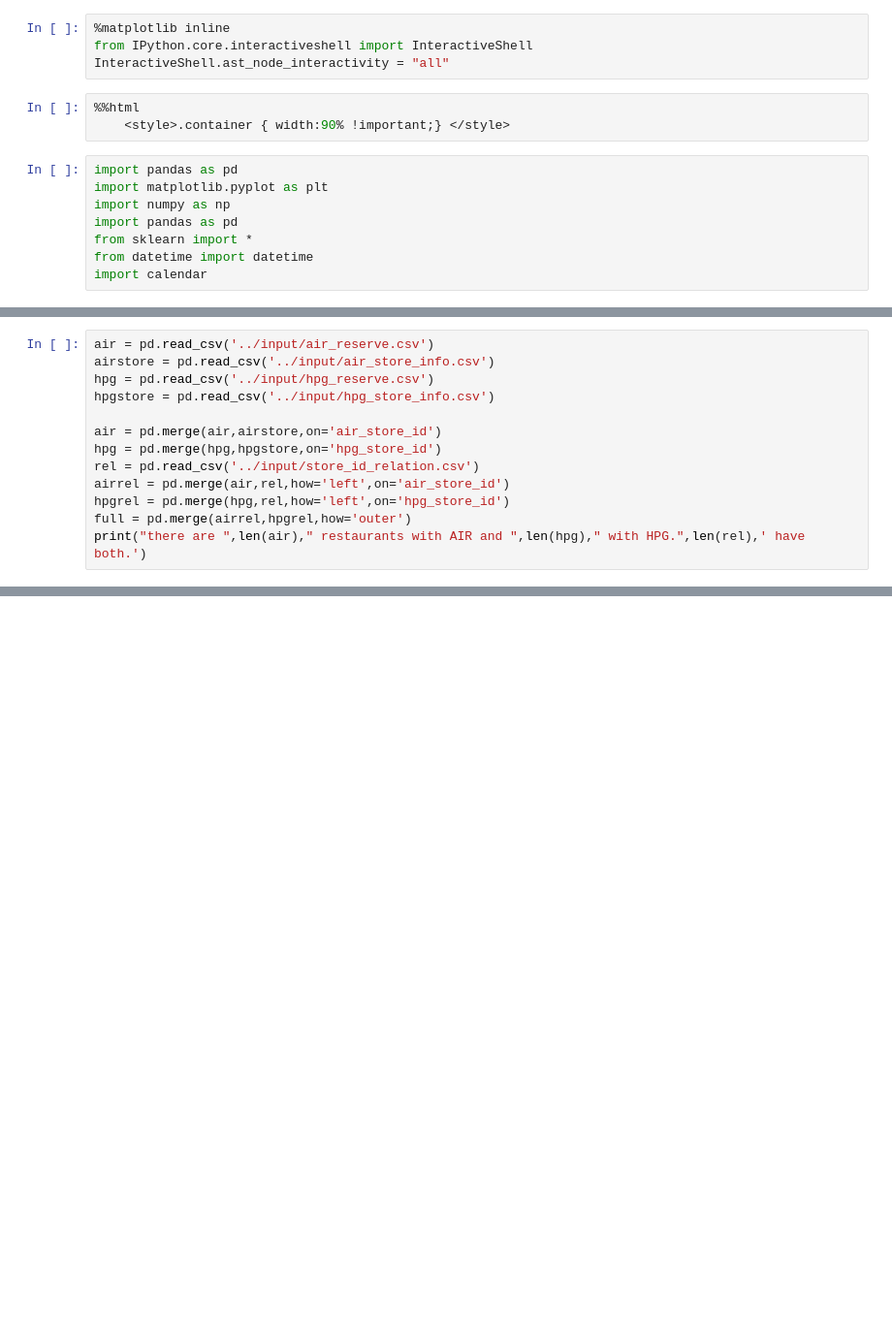
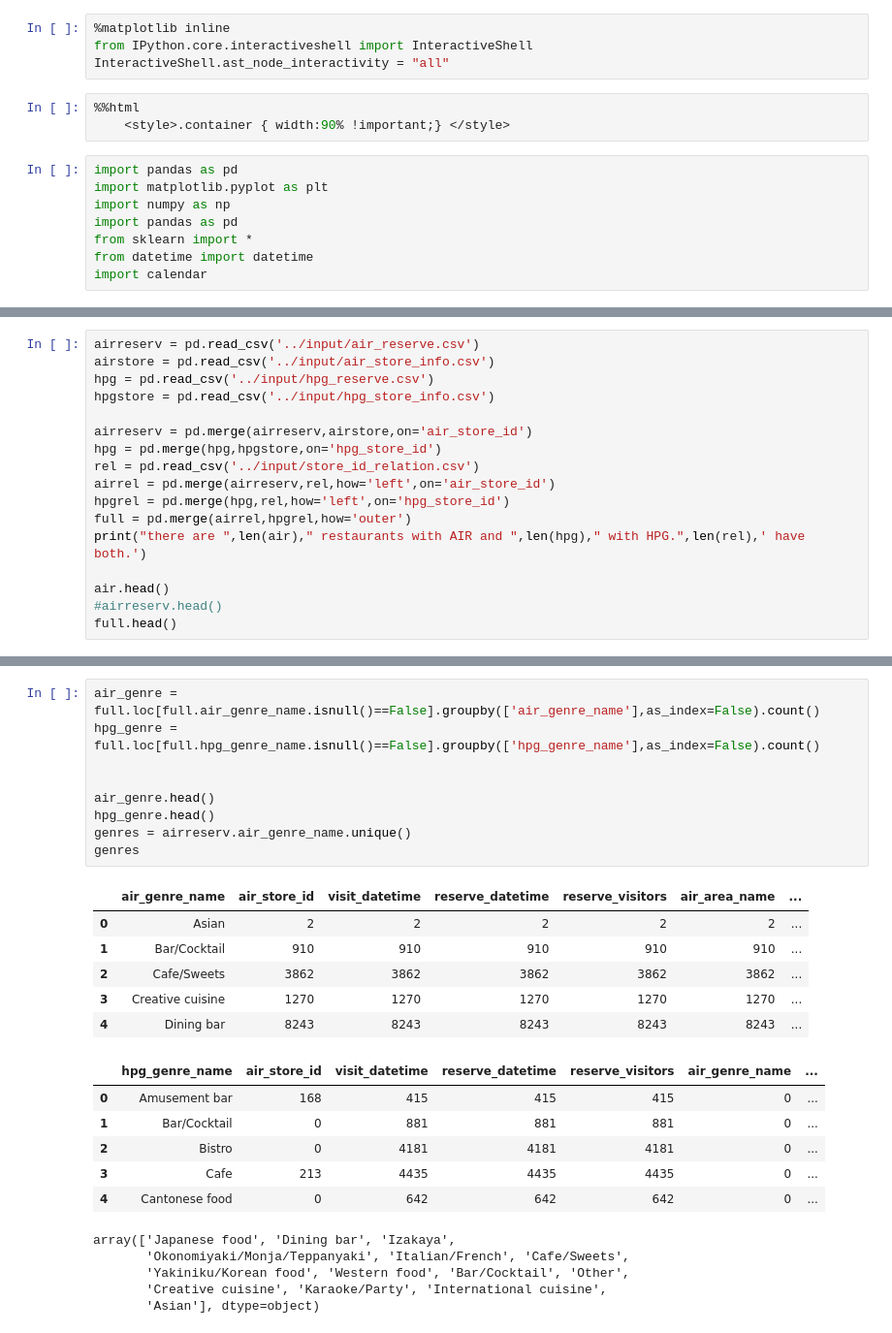
Before and after one commit to aless80/Restaurant_TimeSeries, a Jupyter notebook: notebooks/Untitled.ipynb, the cells around one changed output, grey strips where cells are left out. Shown: that part at 97% size. Saved outputs shown, nothing was run; the diff lists cells and outputs as text; blank space fills up the shorter version.

```diff
--- a/notebooks/Untitled.ipynb
+++ b/notebooks/Untitled.ipynb
@@ -45,16 +48,20 @@ test['store_id'], test['visit_date'] = test['id'].str[:20], test['id'].str[21:]
 test.set_index('visit_date', drop=True, inplace=True)
 test.index.name=None
 # %%
-air = pd.read_csv('../input/air_reserve.csv')
+airreserv = pd.read_csv('../input/air_reserve.csv')
 airstore = pd.read_csv('../input/air_store_info.csv')
 hpg = pd.read_csv('../input/hpg_reserve.csv')
 hpgstore = pd.read_csv('../input/hpg_store_info.csv')
 
-air = pd.merge(air,airstore,on='air_store_id')
+airreserv = pd.merge(airreserv,airstore,on='air_store_id')
 hpg = pd.merge(hpg,hpgstore,on='hpg_store_id')
 rel = pd.read_csv('../input/store_id_relation.csv')
-airrel = pd.merge(air,rel,how='left',on='air_store_id')
+airrel = pd.merge(airreserv,rel,how='left',on='air_store_id')
 hpgrel = pd.merge(hpg,rel,how='left',on='hpg_store_id')
 full = pd.merge(airrel,hpgrel,how='outer')
 print("there are ",len(air)," restaurants with AIR and ",len(hpg)," with HPG.",len(rel),' have both.')
+
+air.head()
+#airreserv.head()
+full.head()
 # %% [output]
@@ -70,0 +81,27 @@ full.head()
+# %%
+air_genre = full.loc[full.air_genre_name.isnull()==False].groupby(['air_genre_name'],as_index=False).count()
+hpg_genre = full.loc[full.hpg_genre_name.isnull()==False].groupby(['hpg_genre_name'],as_index=False).count()
+
+
+air_genre.head()
+hpg_genre.head()
+genres = airreserv.air_genre_name.unique()
+genres
+# %% [output]
+|  | air_genre_name | air_store_id | visit_datetime | reserve_datetime | reserve_visitors | air_area_name | ... |
+| 0 | Asian | 2 | 2 | 2 | 2 | 2 | ... |
+| 1 | Bar/Cocktail | 910 | 910 | 910 | 910 | 910 | ... |
+| 2 | Cafe/Sweets | 3862 | 3862 | 3862 | 3862 | 3862 | ... |
+| 3 | Creative cuisine | 1270 | 1270 | 1270 | 1270 | 1270 | ... |
+| 4 | Dining bar | 8243 | 8243 | 8243 | 8243 | 8243 | ... |
+|  | hpg_genre_name | air_store_id | visit_datetime | reserve_datetime | reserve_visitors | air_genre_name | ... |
+| 0 | Amusement bar | 168 | 415 | 415 | 415 | 0 | ... |
+| 1 | Bar/Cocktail | 0 | 881 | 881 | 881 | 0 | ... |
+| 2 | Bistro | 0 | 4181 | 4181 | 4181 | 0 | ... |
+| 3 | Cafe | 213 | 4435 | 4435 | 4435 | 0 | ... |
+| 4 | Cantonese food | 0 | 642 | 642 | 642 | 0 | ... |
+array(['Japanese food', 'Dining bar', 'Izakaya',
+       'Okonomiyaki/Monja/Teppanyaki', 'Italian/French', 'Cafe/Sweets',
+       'Yakiniku/Korean food', 'Western food', 'Bar/Cocktail', 'Other',
+       'Creative cuisine', 'Karaoke/Party', 'International cuisine',
+       'Asian'], dtype=object)
```
Also changed, not shown: parts of 6 cells of this notebook, 1 other file.
